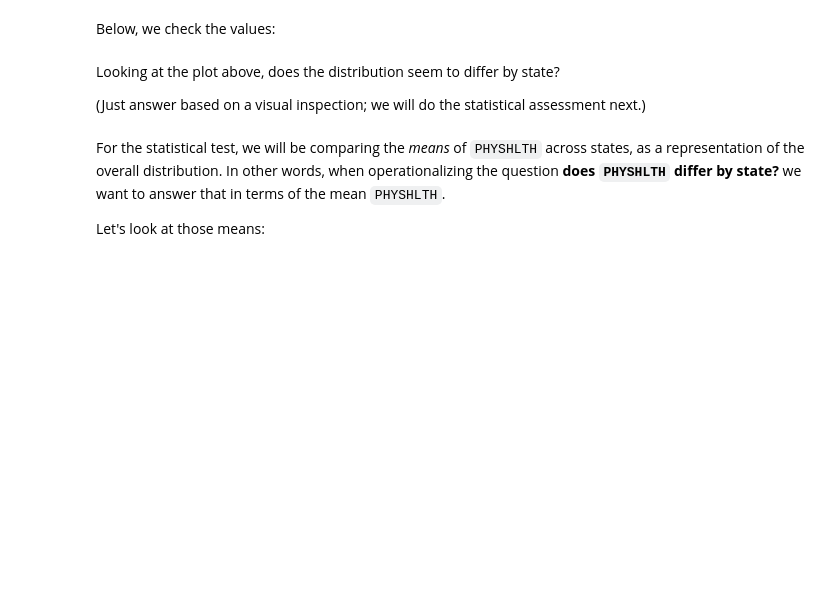
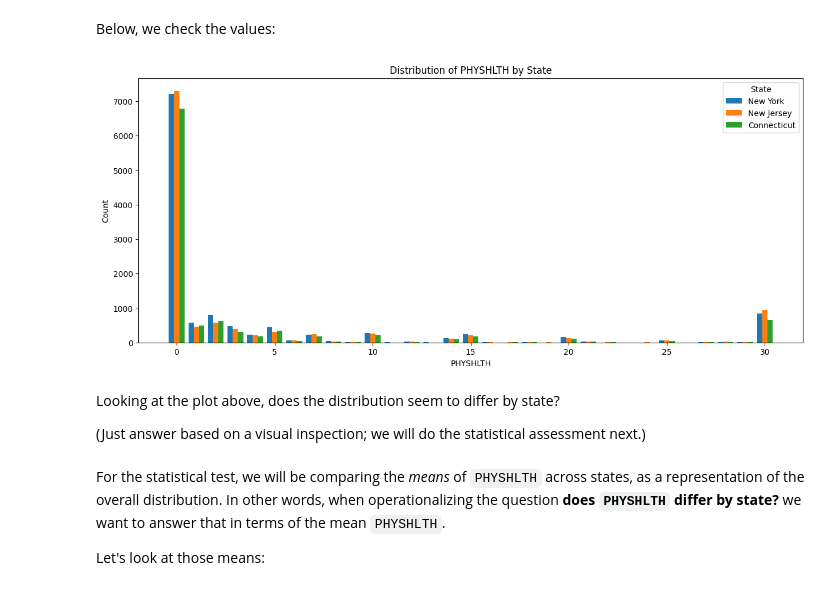
Before and after one commit to Ray-Onsongo/dsc-hypothesis-testing-lab-Ray, a Jupyter notebook: index.ipynb, the cells around one changed output. Drawn from its saved outputs; the diff is of its cells as text; code cells hidden in the pictures; blank space fills up the shorter version.

```diff
--- a/index.ipynb
+++ b/index.ipynb
@@ -150,0 +236,33 @@ Look in the data dictionary, pages 2-3, to determine which states map onto which
+# %%
+# Your code here
+# Replace state codes with state names
+# First, let's check what the actual column name is
+print("Column names in dataframe:")
+print(df_clean.columns.tolist())
+
+# Look for state-related columns
+state_columns = [col for col in df_clean.columns if 'state' in col.lower() or 'STATE' in col]
+print("\nState-related columns:")
+print(state_columns)
+
+# The column is likely still called '_STATE', so let's work with that
+print("\nCurrent values in _STATE column:")
+print(df_clean['_STATE'].value_counts())
+
+# Replace state codes with state names
+df_clean['_STATE'] = df_clean['_STATE'].replace({
+    9: 'Connecticut',
+    34: 'New Jersey',
+    36: 'New York'
+})
+
+# Verify the mapping
+print("\nState value counts after mapping:")
+print(df_clean['_STATE'].value_counts())
+
+# Now rename the column to STATE
+df_clean = df_clean.rename(columns={'_STATE': 'STATE'})
+
+# Verify the final result
+print("\nFinal state column:")
+print(df_clean['STATE'].value_counts())
@@ -161,24 +297,27 @@ assert sorted(list(df["_STATE"].value_counts().index)) == ['Connecticut', 'New J
 # %%
 # Run this cell without changes
 
-ny = df.loc[df["_STATE"] == "New York", "PHYSHLTH"]
-nj = df.loc[df["_STATE"] == "New Jersey", "PHYSHLTH"]
-ct = df.loc[df["_STATE"] == "Connecticut", "PHYSHLTH"]
+ny = df_clean.loc[df_clean["STATE"] == "New York", "PHYSHLTH"]
+nj = df_clean.loc[df_clean["STATE"] == "New Jersey", "PHYSHLTH"]
+ct = df_clean.loc[df_clean["STATE"] == "Connecticut", "PHYSHLTH"]
 
 fig, ax = plt.subplots(figsize=(15, 6))
 
 ax.hist(
     x=[ny, nj, ct],
     label=["New York", "New Jersey", "Connecticut"],
     bins=range(32),
     align="left"
 )
 
 ax.set_xlabel("PHYSHLTH")
 ax.set_ylabel("Count")
 ax.set_title("Distribution of PHYSHLTH by State")
 
 ax.legend(title="State");
+plt.show()
+# %% [output]
+[figure, added]
 # %% [markdown]
 Looking at the plot above, does the distribution seem to differ by state?
 
```
Also changed, not shown: parts of 46 cells of this notebook.
